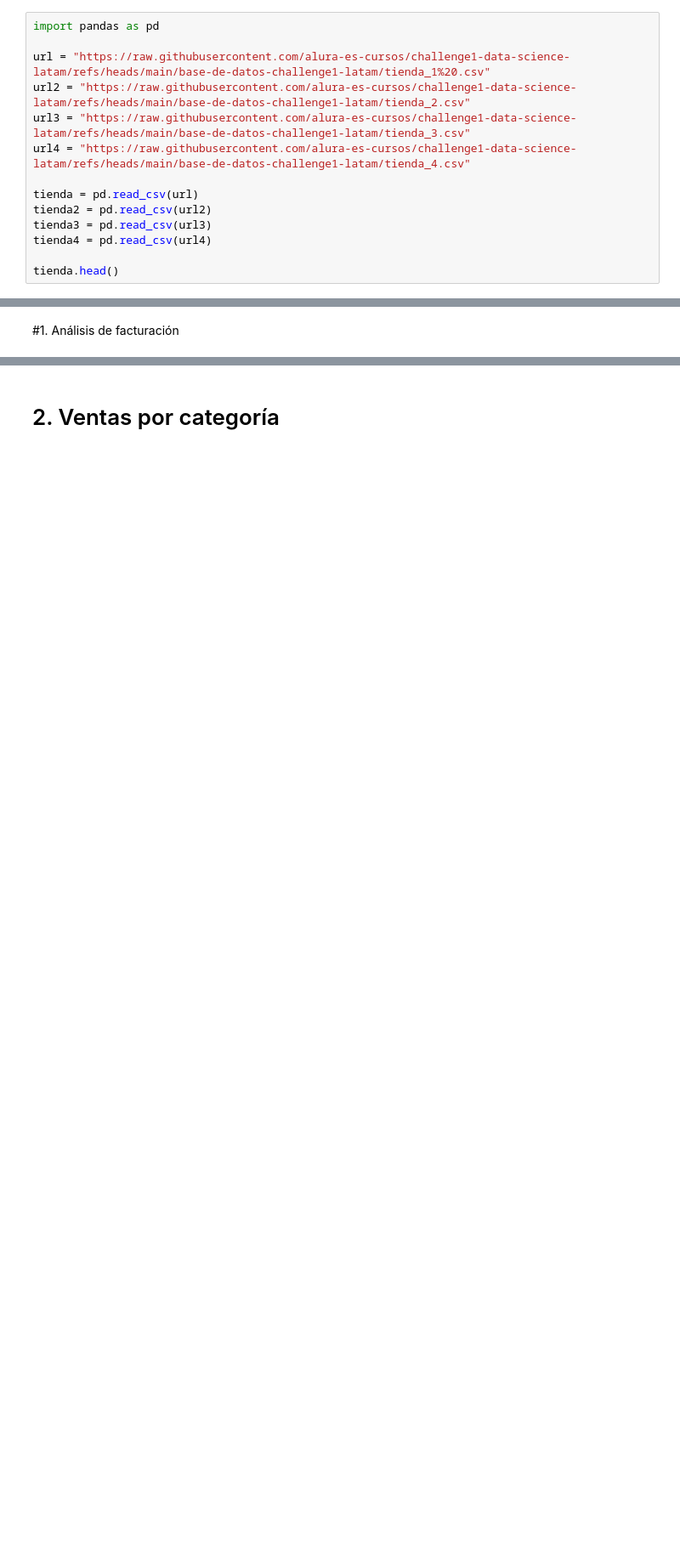
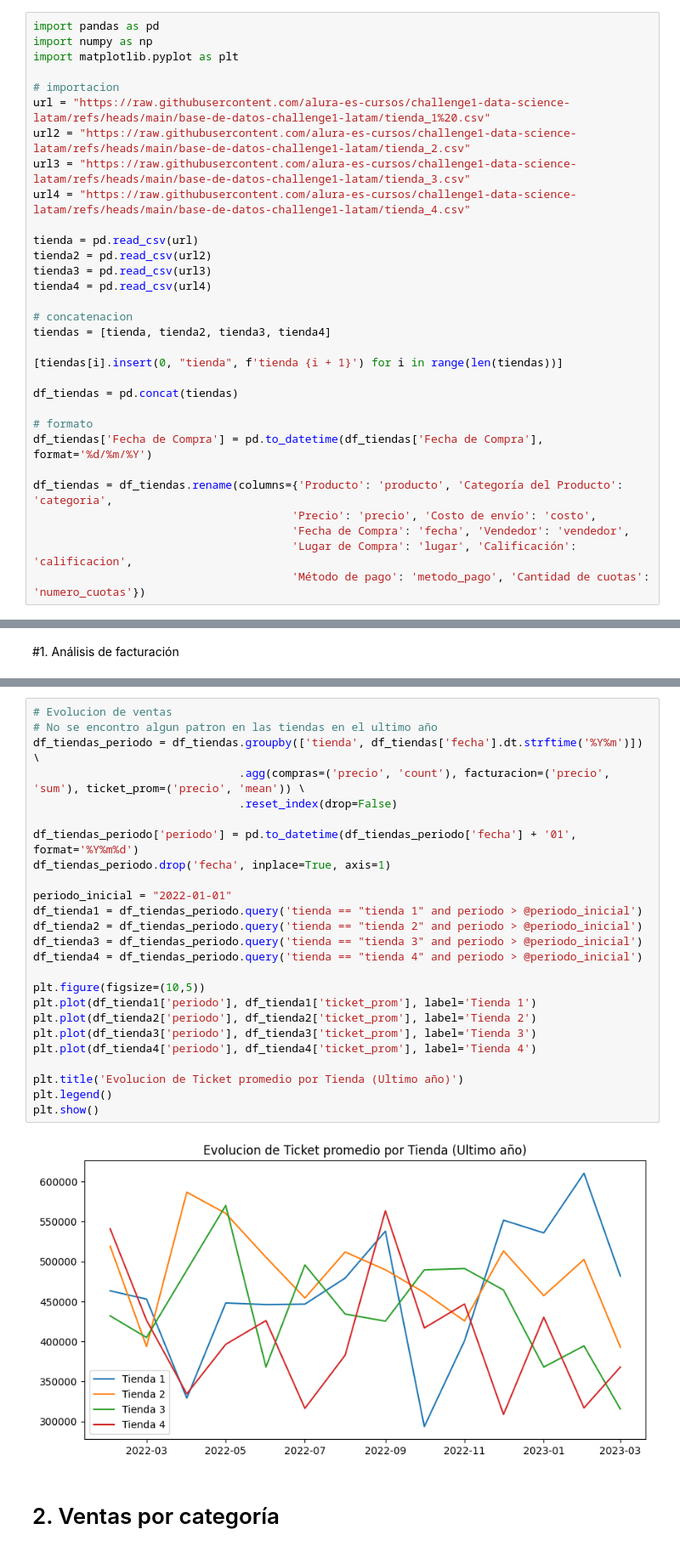
Before and after one commit to rmedi21/challenge-alura-store, a Jupyter notebook: AluraStoreLatam.ipynb, the cells around one changed output, grey strips where cells are left out. Shown: that part at 85% size. Saved outputs shown, nothing was run; the diff lists cells and outputs as text; blank space fills up the shorter version.

```diff
--- a/AluraStoreLatam.ipynb
+++ b/AluraStoreLatam.ipynb
@@ -4,7 +4,10 @@
 ### Importación de datos
 # %%
 import pandas as pd
+import numpy as np
+import matplotlib.pyplot as plt
 
+# importacion
 url = "https://raw.githubusercontent.com/alura-es-cursos/challenge1-data-science-latam/refs/heads/main/base-de-datos-challenge1-latam/tienda_1%20.csv"
 url2 = "https://raw.githubusercontent.com/alura-es-cursos/challenge1-data-science-latam/refs/heads/main/base-de-datos-challenge1-latam/tienda_2.csv"
 url3 = "https://raw.githubusercontent.com/alura-es-cursos/challenge1-data-science-latam/refs/heads/main/base-de-datos-challenge1-latam/tienda_3.csv"
@@ -15,4 +18,18 @@ tienda2 = pd.read_csv(url2)
 tienda3 = pd.read_csv(url3)
 tienda4 = pd.read_csv(url4)
 
-tienda.head()
+# concatenacion
+tiendas = [tienda, tienda2, tienda3, tienda4]
+
+[tiendas[i].insert(0, "tienda", f'tienda {i + 1}') for i in range(len(tiendas))]
+
+df_tiendas = pd.concat(tiendas)
+
+# formato
+df_tiendas['Fecha de Compra'] = pd.to_datetime(df_tiendas['Fecha de Compra'], format='%d/%m/%Y')
+
+df_tiendas = df_tiendas.rename(columns={'Producto': 'producto', 'Categoría del Producto': 'categoria',
+                                       'Precio': 'precio', 'Costo de envío': 'costo',
+                                       'Fecha de Compra': 'fecha', 'Vendedor': 'vendedor',
+                                       'Lugar de Compra': 'lugar', 'Calificación': 'calificacion',
+                                       'Método de pago': 'metodo_pago', 'Cantidad de cuotas': 'numero_cuotas'})
@@ -67,2 +100,29 @@ tiendas_group.sum(numeric_only = True)
+# %%
+# Evolucion de ventas
+# No se encontro algun patron en las tiendas en el ultimo año
+df_tiendas_periodo = df_tiendas.groupby(['tienda', df_tiendas['fecha'].dt.strftime('%Y%m')]) \
+                               .agg(compras=('precio', 'count'), facturacion=('precio', 'sum'), ticket_prom=('precio', 'mean')) \
+                               .reset_index(drop=False)
+
+df_tiendas_periodo['periodo'] = pd.to_datetime(df_tiendas_periodo['fecha'] + '01', format='%Y%m%d')
+df_tiendas_periodo.drop('fecha', inplace=True, axis=1)
+
+periodo_inicial = "2022-01-01"
+df_tienda1 = df_tiendas_periodo.query('tienda == "tienda 1" and periodo > @periodo_inicial')
+df_tienda2 = df_tiendas_periodo.query('tienda == "tienda 2" and periodo > @periodo_inicial')
+df_tienda3 = df_tiendas_periodo.query('tienda == "tienda 3" and periodo > @periodo_inicial')
+df_tienda4 = df_tiendas_periodo.query('tienda == "tienda 4" and periodo > @periodo_inicial')
+
+plt.figure(figsize=(10,5))
+plt.plot(df_tienda1['periodo'], df_tienda1['ticket_prom'], label='Tienda 1')
+plt.plot(df_tienda2['periodo'], df_tienda2['ticket_prom'], label='Tienda 2')
+plt.plot(df_tienda3['periodo'], df_tienda3['ticket_prom'], label='Tienda 3')
+plt.plot(df_tienda4['periodo'], df_tienda4['ticket_prom'], label='Tienda 4')
+
+plt.title('Evolucion de Ticket promedio por Tienda (Ultimo año)')
+plt.legend()
+plt.show()
+# %% [output]
+[figure, added]
 # %% [markdown]
 # 2. Ventas por categoría
```
Also changed, not shown: parts of 26 cells of this notebook.
